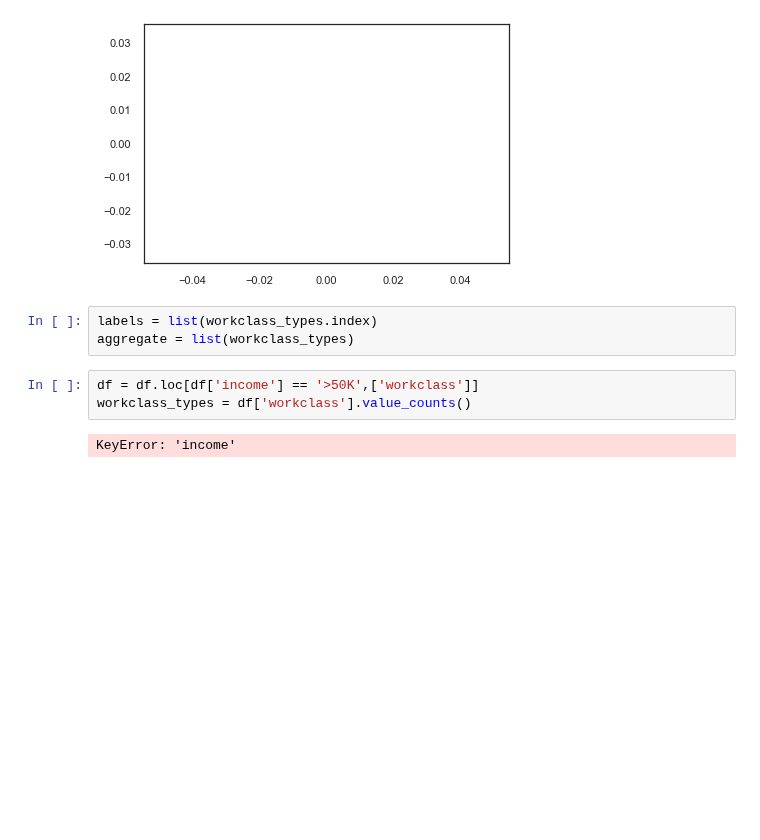
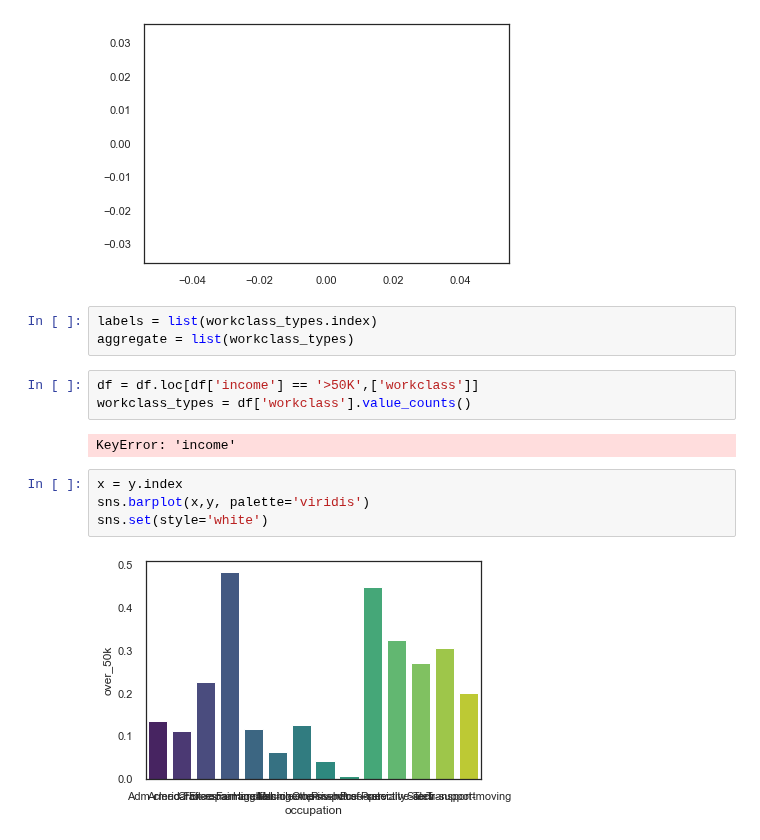
Before and after one commit to J-Joseph524/Finding_Donors, a Jupyter notebook: Final_Notebook.ipynb, the cells around one changed output. Drawn from its saved outputs; the diff is of its cells as text; blank space fills up the shorter version.

Commit message:
Bar Graph Change

```diff
--- a/Final_Notebook.ipynb
+++ b/Final_Notebook.ipynb
@@ -246,3 +246,9 @@ df = df.loc[df['income'] == '>50K',['workclass']]
 workclass_types = df['workclass'].value_counts()
 # %% [output]
 KeyError: 'income'
+# %%
+x = y.index
+sns.barplot(x,y, palette='viridis')
+sns.set(style='white')
+# %% [output]
+[figure, added]
```
